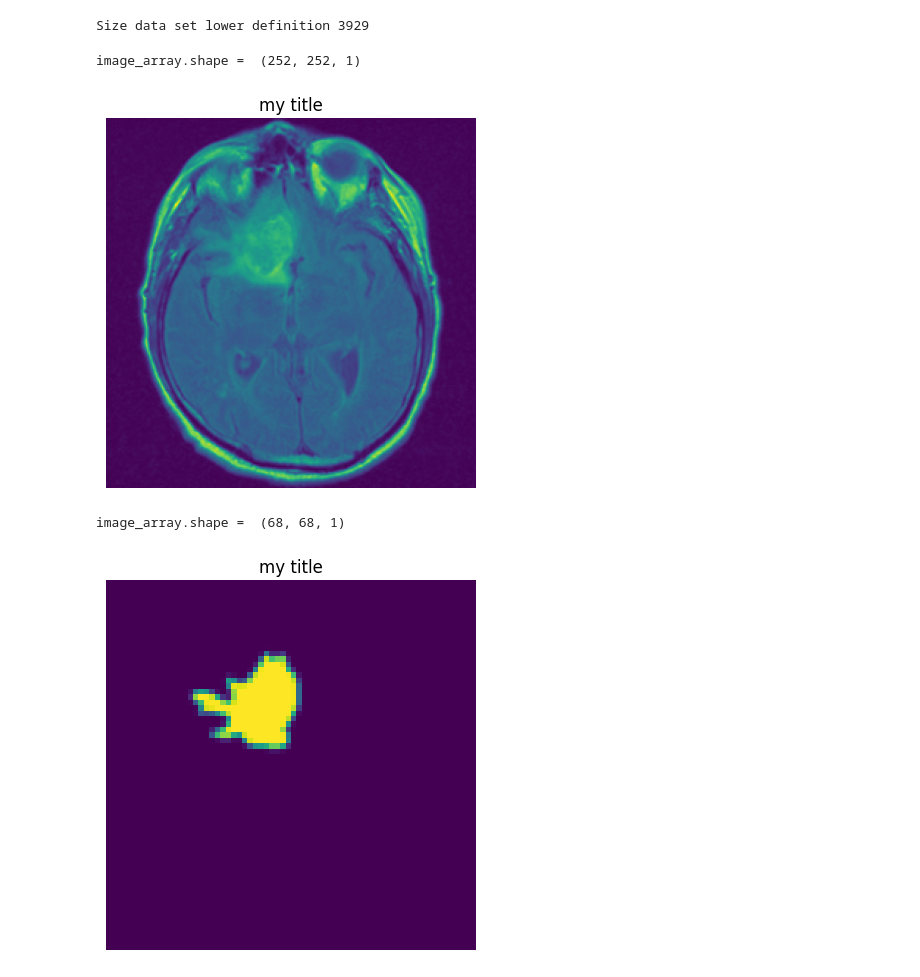
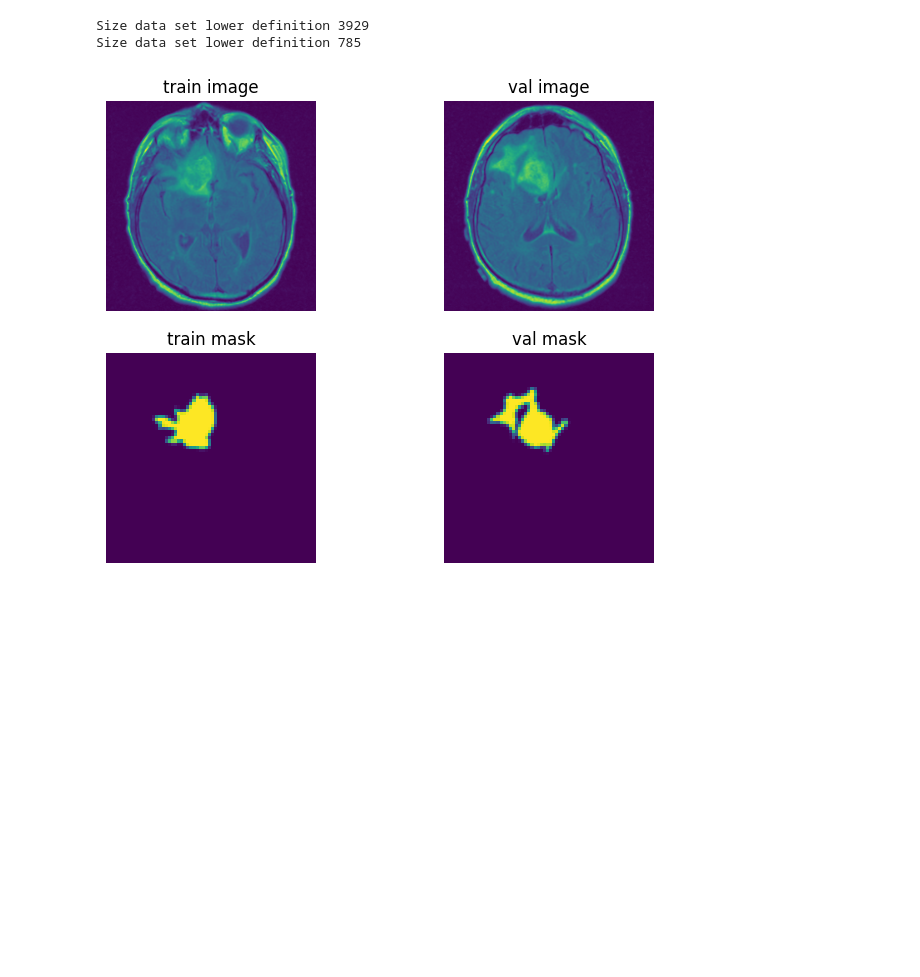
Before and after one commit to karlo-con-k/DeepLearningToolkit, a Jupyter notebook: train_Models_Examples_NoteBooks/train_U_Net.ipynb, the cells around one changed output. Saved outputs shown, nothing was run; the diff lists cells and outputs as text; code cells hidden in the pictures; blank space fills up the shorter version.

```diff
--- a/train_Models_Examples_NoteBooks/train_U_Net.ipynb
+++ b/train_Models_Examples_NoteBooks/train_U_Net.ipynb
@@ -38,6 +38,6 @@ image_Width    = 252
 outPutimage_Height = 68
 outPutimage_Width  = 68
 
-# image_Channels = 16
+image_Channels = 3
 batch_size     = 16
 # %%
@@ -57,7 +56,7 @@ from torch.utils.data import DataLoader, RandomSampler
 inputResize = transforms.Compose([
     transforms.ToPILImage(),  # Convert to PIL Image
     transforms.Resize((image_Height, image_Width)),  # Resize the image
-    transforms.Grayscale(num_output_channels=1),  # Convert to black and white
+    transforms.Grayscale(num_output_channels = image_Channels),  # Convert to black and white
     transforms.ToTensor(),  # Convert to tensor
 ])
 
@@ -76,22 +75,27 @@ outPutResize = transforms.Compose([
                         #* change the data type from Numpy or PIL to tensor
                         ])
 
-root_Data = [newFoldersPath + "/img", newFoldersPath + "/mask"]
+root_Data            = [newFoldersPath + "/train/img", newFoldersPath + "/train/mask"]
+root_Data_Validation = [newFoldersPath + "/validation/img", newFoldersPath + "/validation/mask"]
 
-myDataSet  = DataSet_Img_To_Img(root_Data, transfor_In_img = inputResize, transfor_Out_img = outPutResize, test = False, dataSize = 100)
+myDataSet            = DataSet_Img_To_Img(root_Data, transfor_In_img = inputResize, transfor_Out_img = outPutResize, test = False, dataSize = 100)
+myDataSetValidation  = DataSet_Img_To_Img(root_Data_Validation, transfor_In_img = inputResize, transfor_Out_img = outPutResize, test = False, dataSize = 100)
 # %% [output]
 Size data set lower definition 3929
+Size data set lower definition 785
-# %%
-from TestNotebooks.toolsTest import plot_img_tensor
-
-index = 3
-plot_img_tensor(myDataSet.__getitem__(index=index)[0], plot_channels = [0])
-plot_img_tensor(myDataSet.__getitem__(index=index)[1], plot_channels = [0])
-# %% [output]
-image_array.shape =  (252, 252, 1)
-[figure, removed]
-image_array.shape =  (68, 68, 1)
-[figure, removed]
+# %%
+import matplotlib.pyplot as plt
+from TestNotebooks.toolsTest import plot_img_tensor
+
+index = 3
+fig, (plt1, plt2) = plt.subplots(2, 2, figsize=(8, 6))
+plot_img_tensor(myDataSet.__getitem__(index=index)[0], plot_channels = [0], title = "train image", localplt = (fig, plt1[0]))
+plot_img_tensor(myDataSet.__getitem__(index=index)[1], plot_channels = [0], title = "train mask" , localplt = (fig, plt2[0]))
+plot_img_tensor(myDataSetValidation.__getitem__(index=index)[0], plot_channels = [0], title = "val image", localplt = (fig, plt1[1]))
+plot_img_tensor(myDataSetValidation.__getitem__(index=index)[1], plot_channels = [0], title = "val mask" , localplt = (fig, plt2[1]))
+plt.show()
+# %% [output]
+[figure, added]
 # %%
 import importlib
 import Models.model_U_Net
```
Also changed, not shown: parts of 18 cells of this notebook.
